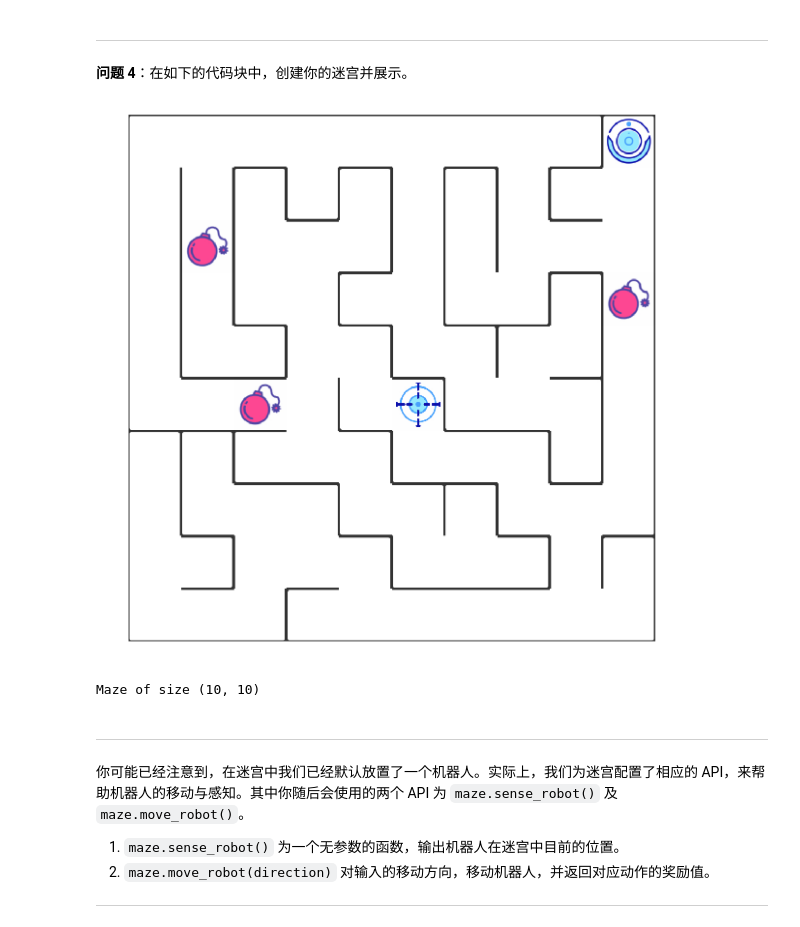
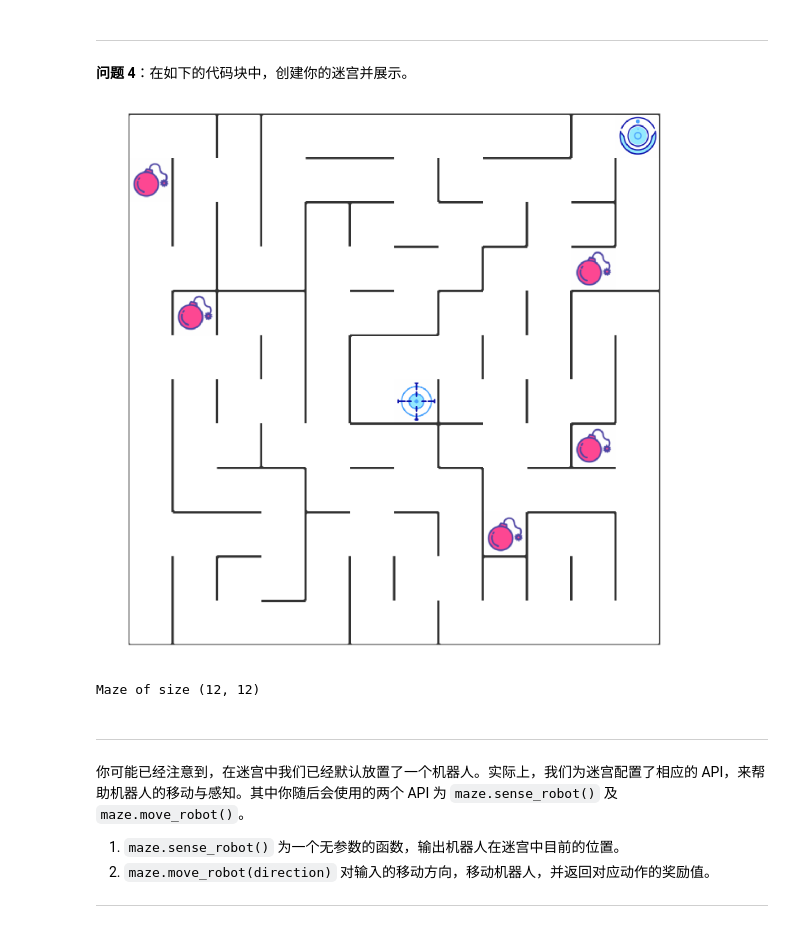
Before and after one commit to VincentGogo/MLDN_P5_Reinforcement_Learning, a Jupyter notebook: robot_maze.ipynb, the cells around one changed output. Cells and saved outputs as stored; diff of their text form; code cells hidden in the pictures.

```diff
--- a/robot_maze.ipynb
+++ b/robot_maze.ipynb
@@ -171,14 +171,14 @@ l
 # %%
 from Maze import Maze
 %matplotlib inline
 %config InlineBackend.figure_format = 'retina'
 
 ## todo: 创建迷宫并展示
-maze = Maze(maze_size=(10,10), trap_number=3)
+maze = Maze("test_world/maze_01.txt")
 maze
 # %% [output]
-[figure, old version]
+[figure, new version]
-Maze of size (10, 10)
+Maze of size (12, 12)
 # %% [markdown]
 ---
 
```
Also changed, not shown: parts of 11 cells of this notebook, 2 other files.
